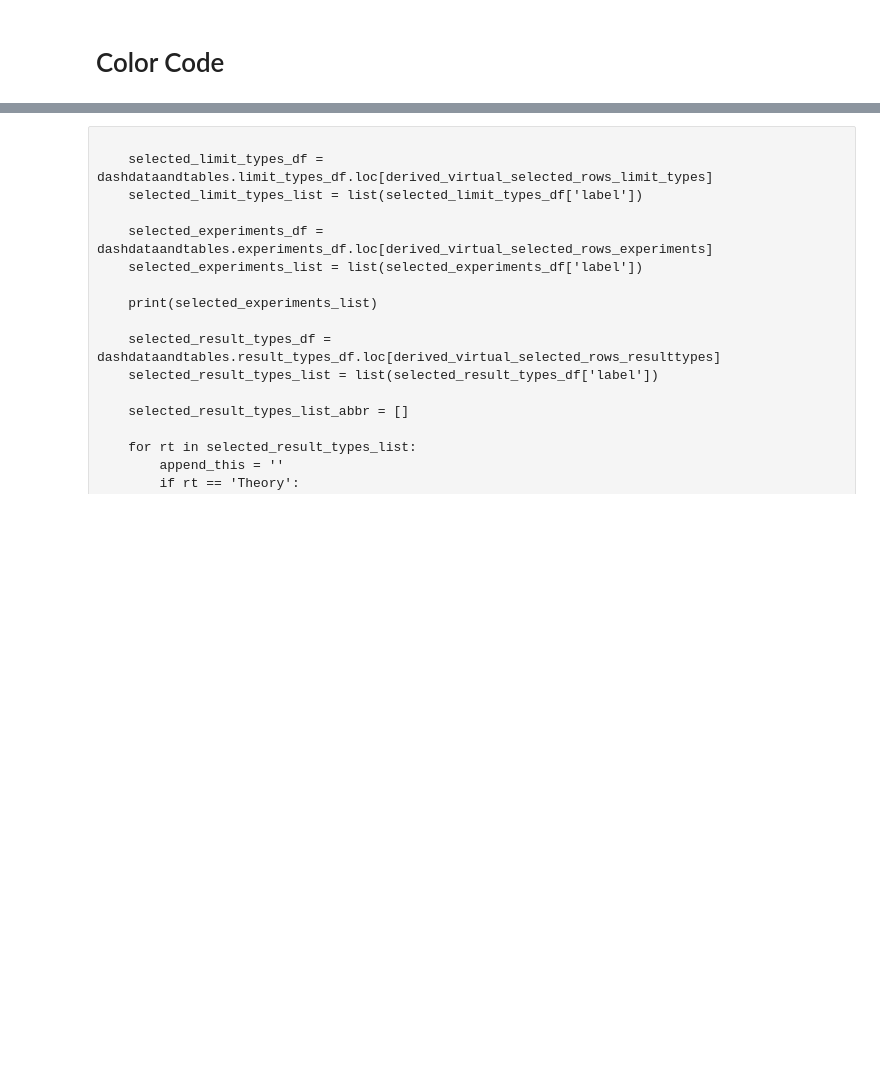
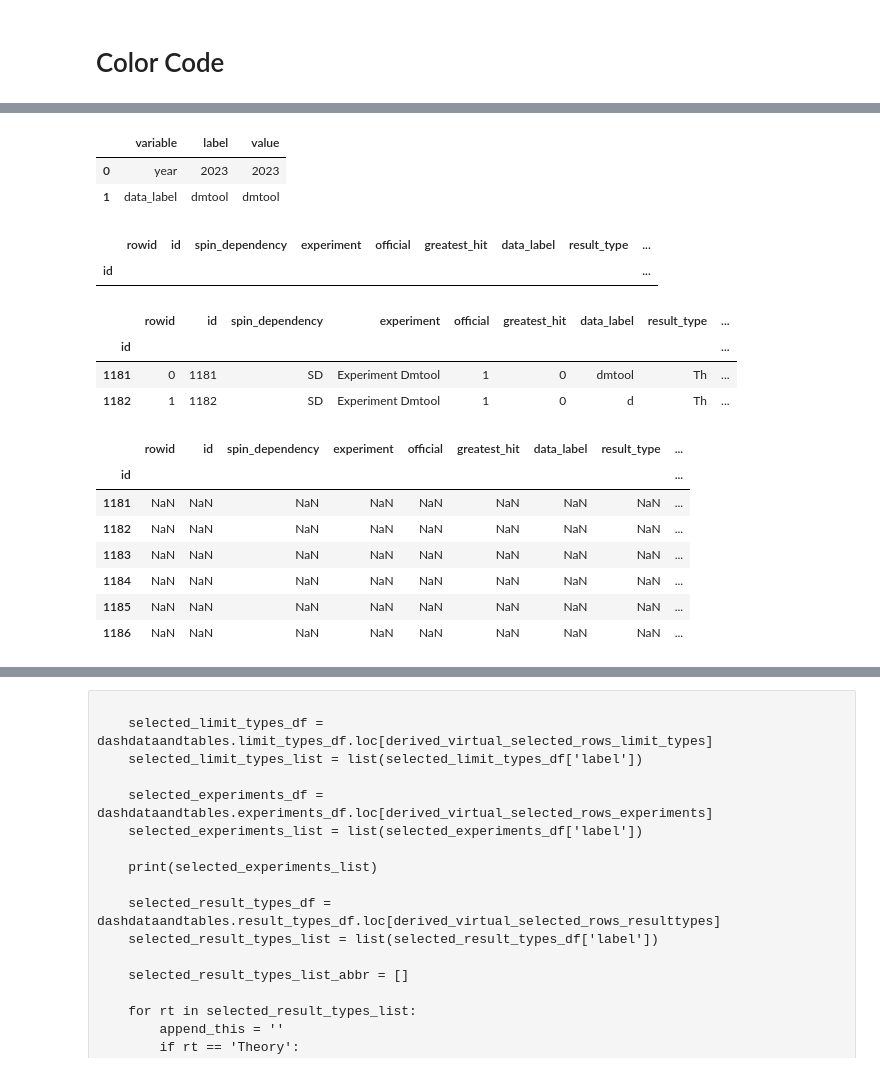
Before and after one commit to dmto0l2022/dmtoolcode1, a Jupyter notebook: Charts/dashboards/SelectExperiments2Plot_justdiv.ipynb, the cells around one changed output, grey strips where cells are left out. Drawn from its saved outputs; the diff is of its cells as text; code cells hidden in the pictures; blank space fills up the shorter version.

Commit message:
progress on model and select experiment logic

```diff
--- a/Charts/dashboards/SelectExperiments2Plot_justdiv.ipynb
+++ b/Charts/dashboards/SelectExperiments2Plot_justdiv.ipynb
@@ -276,7 +270,53 @@ dashdataandtables.limits_table_df.head(5)
+# %%
+filter_df = pd.DataFrame(data=None,columns=['variable','label','value'])
+filter_df.loc[0] = ['year',2023,2023]
+filter_df.loc[1] = ['data_label','dmtool','dmtool']
+filter_df
+# %% [output]
+|  | variable | label | value |
+| 0 | year | 2023 | 2023 |
+| 1 | data_label | dmtool | dmtool |
+# %%
+unfiltered_df = dashdataandtables.limits_table_df.copy()
+#df.drop(df.index , inplace=True)
+filtered_df = unfiltered_df.drop(unfiltered_df.index)
+filtered_df
+# %% [output]
+|  | rowid | id | spin_dependency | experiment | official | greatest_hit | data_label | result_type | ... |
+| id |  |  |  |  |  |  |  |  | ... |
+# %%
+unfiltered_df = dashdataandtables.limits_table_df.copy()
+#df.drop(df.index , inplace=True)
+filtered_df = unfiltered_df.drop(unfiltered_df.index)
+filtered_df
+
+for index, row in filter_df.iterrows():
+    #print(row['variable'], row['value'])
+    matching_records = unfiltered_df[unfiltered_df[row['variable']] == row['value']]
+    filtered_df = pd.concat([filtered_df, matching_records])
+    #filtered_df = filtered_df[filtered_df[row['variable']] == row['value']]
+filtered_df = filtered_df.drop_duplicates()
+filtered_df
+# %% [output]
+|  | rowid | id | spin_dependency | experiment | official | greatest_hit | data_label | result_type | ... |
+| id |  |  |  |  |  |  |  |  | ... |
+| 1181 | 0 | 1181 | SD | Experiment Dmtool | 1 | 0 | dmtool | Th | ... |
+| 1182 | 1 | 1182 | SD | Experiment Dmtool | 1 | 0 | d | Th | ... |
 # %%
 plots_todo_df = pd.DataFrame(data=None, \
                              columns=dashdataandtables.limits_table_df.columns, \
                              index=dashdataandtables.limits_table_df.index).copy()
+# %%
+plots_todo_df
+# %% [output]
+|  | rowid | id | spin_dependency | experiment | official | greatest_hit | data_label | result_type | ... |
+| id |  |  |  |  |  |  |  |  | ... |
+| 1181 | NaN | NaN | NaN | NaN | NaN | NaN | NaN | NaN | ... |
+| 1182 | NaN | NaN | NaN | NaN | NaN | NaN | NaN | NaN | ... |
+| 1183 | NaN | NaN | NaN | NaN | NaN | NaN | NaN | NaN | ... |
+| 1184 | NaN | NaN | NaN | NaN | NaN | NaN | NaN | NaN | ... |
+| 1185 | NaN | NaN | NaN | NaN | NaN | NaN | NaN | NaN | ... |
+| 1186 | NaN | NaN | NaN | NaN | NaN | NaN | NaN | NaN | ... |
 # %%
 maincolumn = dbc.Col(
             [
```
Also changed, not shown: parts of 22 cells of this notebook, 3 other files.
